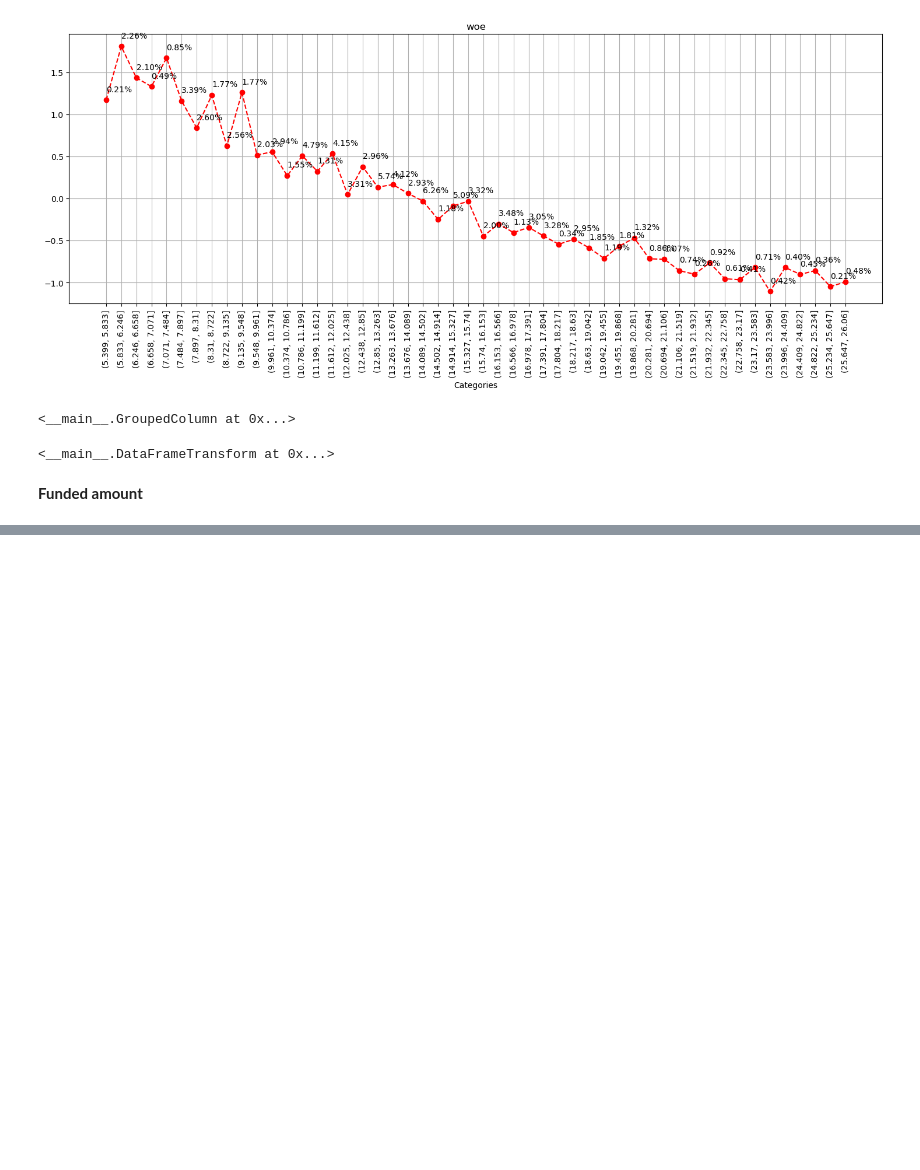
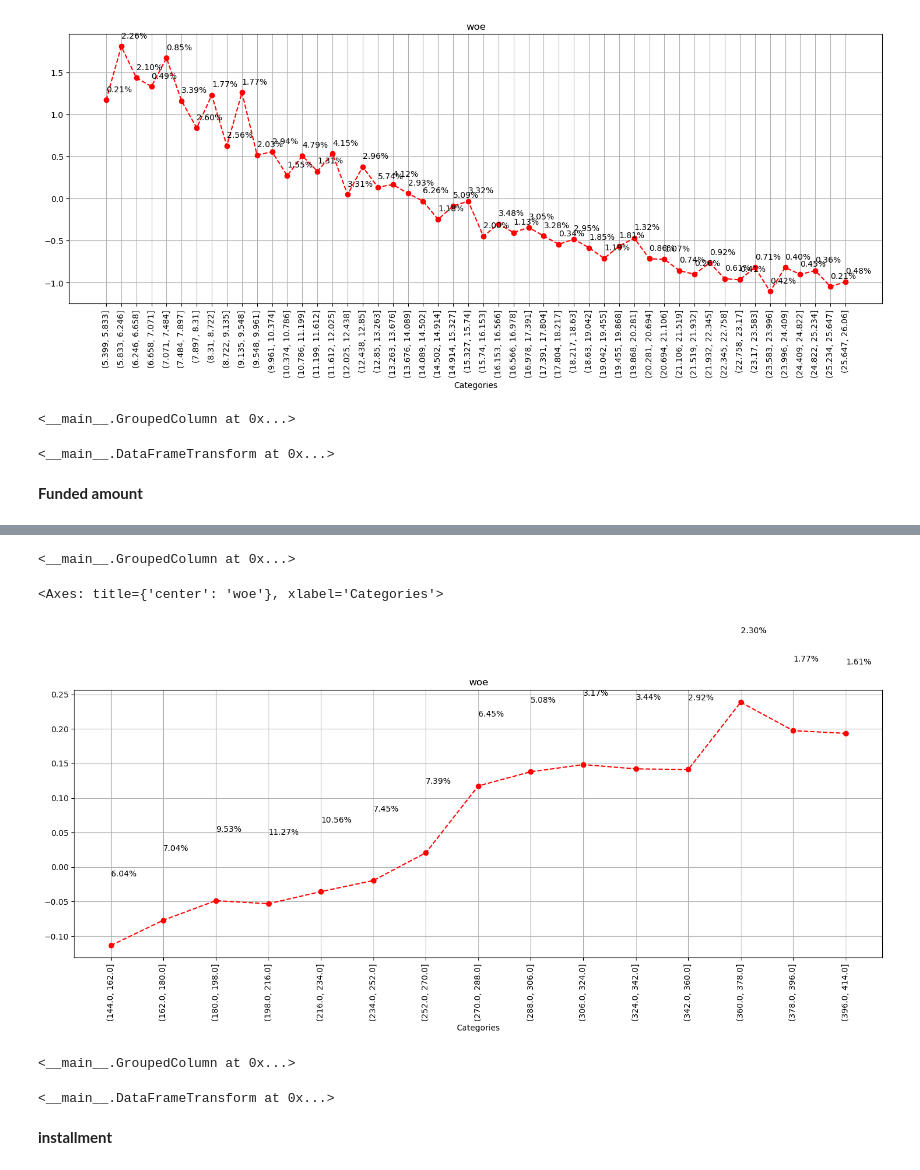
Before and after one commit to Xavi-Linux/CaRMeLo, a Jupyter notebook: notebooks/Data_preparation.ipynb, the cells around one changed output, grey strips where cells are left out. Cells and saved outputs as stored; diff of their text form; code cells hidden in the pictures; blank space fills up the shorter version.

```diff
--- a/notebooks/Data_preparation.ipynb
+++ b/notebooks/Data_preparation.ipynb
@@ -781,0 +842,39 @@ continuous_dft.add_child(int_rate_groups)
+# %%
+earliest_cr_groups.add_child(
+        Interval().add_child(pd.Interval(left=-np.inf, right=144, closed='right'))
+    ).add_child(
+        Interval().add_child(pd.Interval(left=414, right=np.inf, closed='right'))
+    )
+# %% [output]
+<__main__.GroupedColumn at 0x...>
+# %%
+plot_woe(earliest_cr_woe['woe'][5:20], labels=earliest_cr_woe['n_obs_rel'][5:20].apply(lambda v: '{:.2%}'.format(v)))
+# %% [output]
+<Axes: title={'center': 'woe'}, xlabel='Categories'>
+[figure, added]
+# %%
+earliest_cr_groups.add_child(
+        Interval().add_child(pd.Interval(left=360, right=414, closed='right'))
+    ).add_child(
+        Interval().add_child(pd.Interval(left=270, right=360, closed='right'))
+    ).add_child(
+        Interval().add_child(pd.Interval(left=270, right=360, closed='right'))
+    ).add_child(
+        Interval().add_child(pd.Interval(left=144, right=162, closed='right'))
+    ).add_child(
+        Interval().add_child(pd.Interval(left=162, right=180, closed='right'))
+    ).add_child(
+        Interval().add_child(pd.Interval(left=180, right=216, closed='right'))
+    ).add_child(
+        Interval().add_child(pd.Interval(left=216, right=252, closed='right'))
+    ).add_child(
+        Interval().add_child(pd.Interval(left=252, right=270, closed='right'))
+    )
+# %% [output]
+<__main__.GroupedColumn at 0x...>
+# %%
+continuous_dft.add_child(earliest_cr_groups)
+# %% [output]
+<__main__.DataFrameTransform at 0x...>
+# %% [markdown]
+**installment**
```
Also changed, not shown: parts of 39 cells of this notebook.
